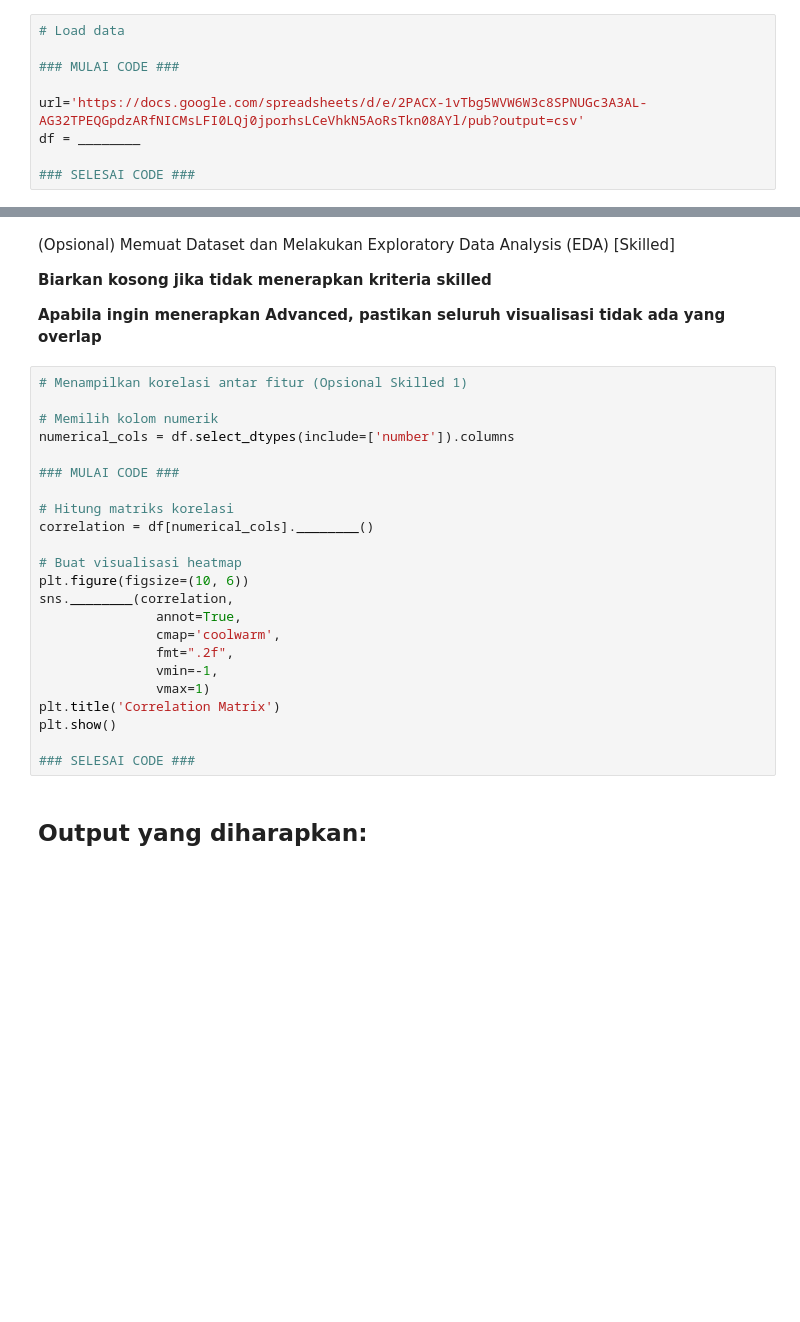
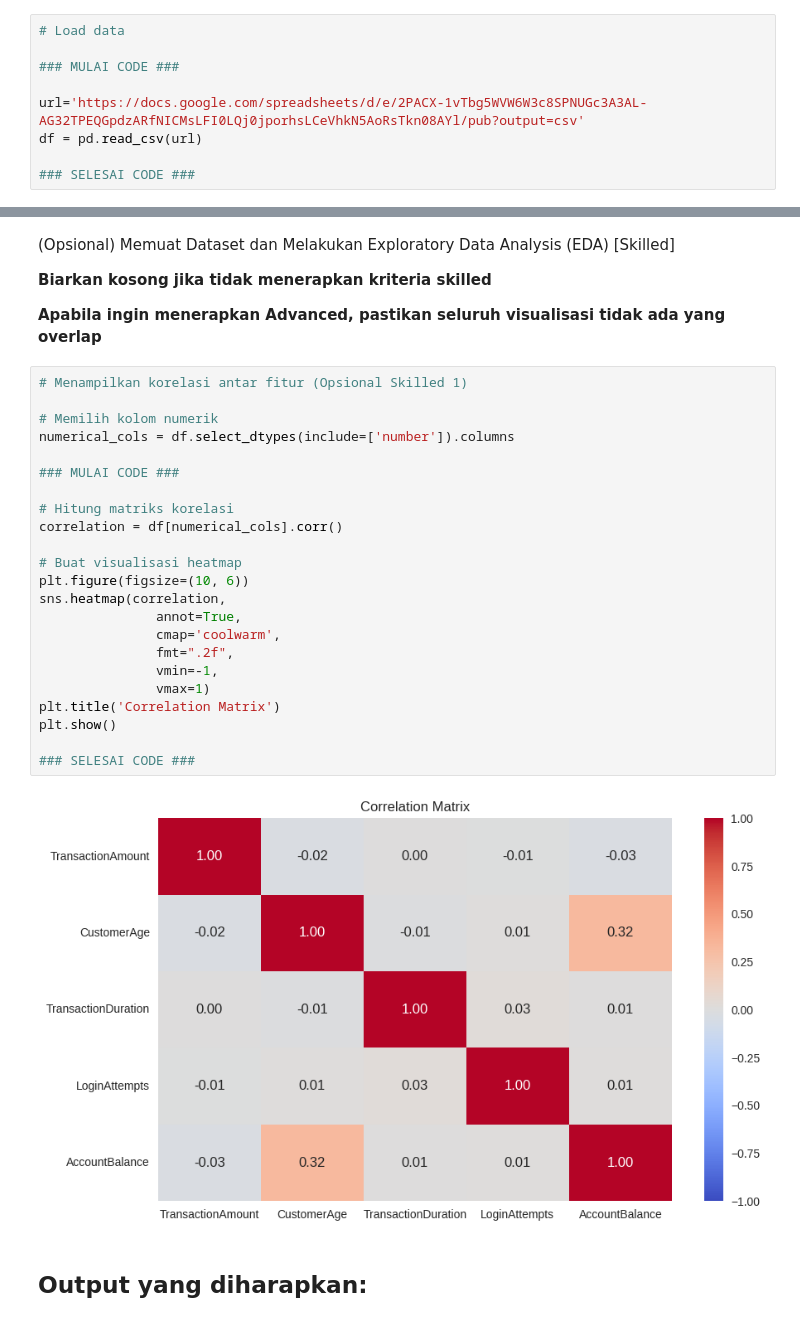
Before and after one commit to asyzyni/Bank-Transaction-Dataset-for-Fraud-Detection, a Jupyter notebook: [Clustering]_Submission_Akhir_BMLP_Your_Name.ipynb, the cells around one changed output, grey strips where cells are left out. Cells and saved outputs as stored; diff of their text form; blank space fills up the shorter version.

```diff
--- a/[Clustering]_Submission_Akhir_BMLP_Your_Name.ipynb
+++ b/[Clustering]_Submission_Akhir_BMLP_Your_Name.ipynb
@@ -80,7 +80,7 @@ Kriteria 1 akan diterima ketika Anda menggunakan fungsi yang diminta tanpa menam
 ### MULAI CODE ###
 
 url='https://docs.google.com/spreadsheets/d/e/2PACX-1vTbg5WVW6W3c8SPNUGc3A3AL-AG32TPEQGpdzARfNICMsLFI0LQj0jporhsLCeVhkN5AoRsTkn08AYl/pub?output=csv'
-df = ________
+df = pd.read_csv(url)
 
 ### SELESAI CODE ###
 # %%
@@ -124,26 +159,28 @@ ________.describe()
 # %%
 # Menampilkan korelasi antar fitur (Opsional Skilled 1)
 
 # Memilih kolom numerik
 numerical_cols = df.select_dtypes(include=['number']).columns
 
 ### MULAI CODE ###
 
 # Hitung matriks korelasi
-correlation = df[numerical_cols].________()
+correlation = df[numerical_cols].corr()
 
 # Buat visualisasi heatmap
 plt.figure(figsize=(10, 6))
-sns.________(correlation,
+sns.heatmap(correlation,
                annot=True,
                cmap='coolwarm',
                fmt=".2f",
                vmin=-1,
                vmax=1)
 plt.title('Correlation Matrix')
 plt.show()
 
 ### SELESAI CODE ###
+# %% [output]
+[figure, added]
 # %% [markdown]
 ## **Output yang diharapkan:**
 # %% [markdown]
```
Also changed, not shown: parts of 27 cells of this notebook, 4 other files.
